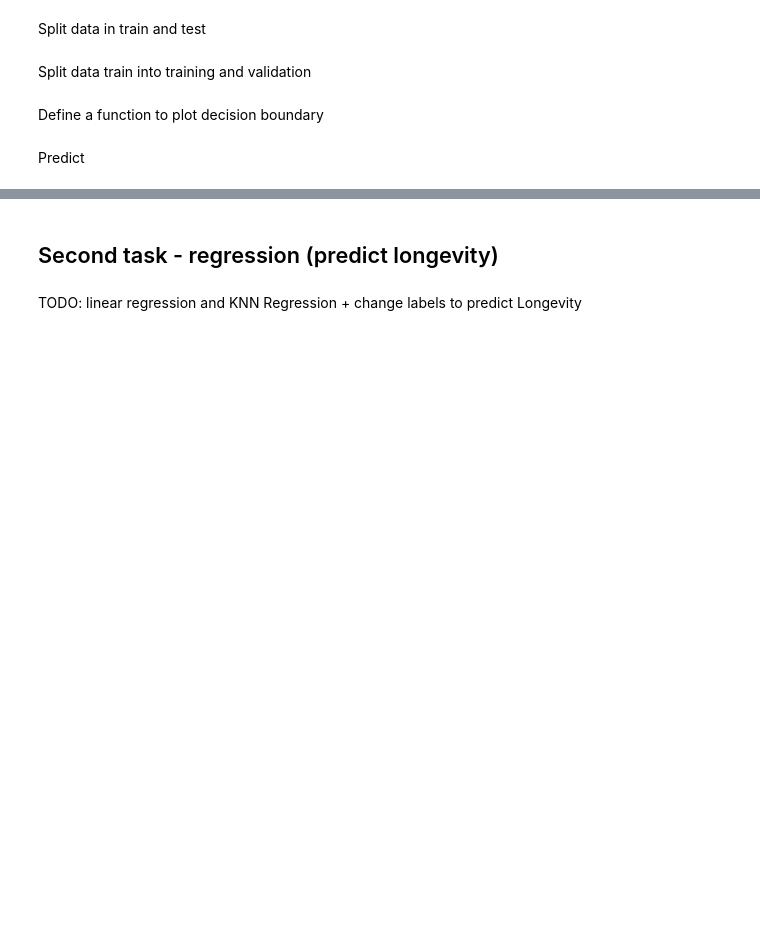
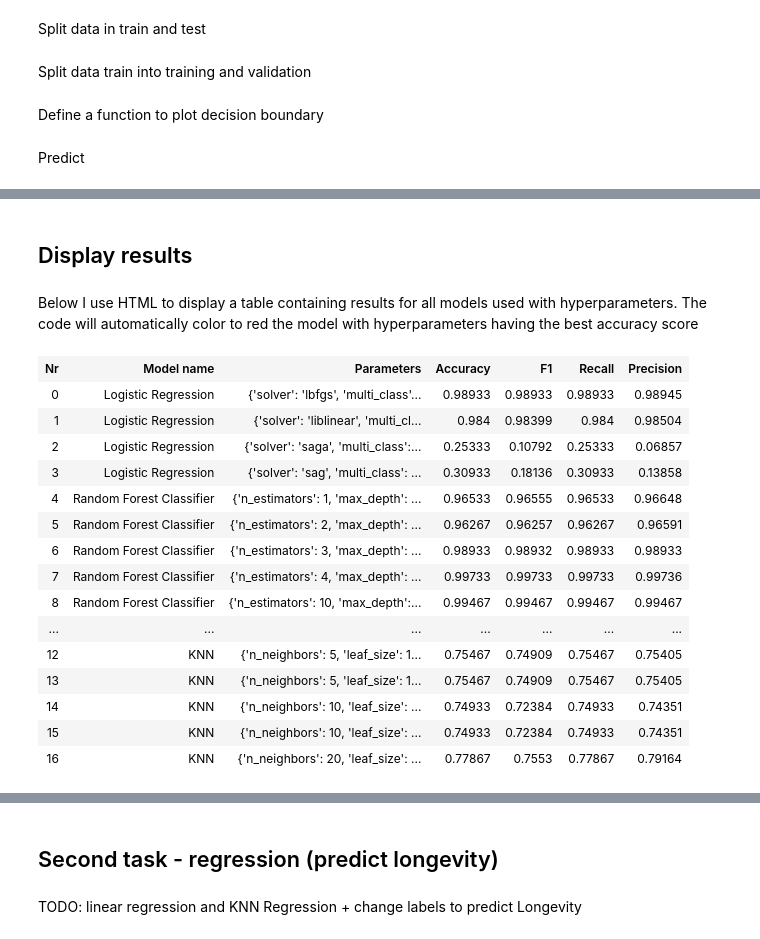
Before and after one commit to mdiannna/MachineLearningHomeworks, a Jupyter notebook: Homework1.ipynb, the cells around one changed output, grey strips where cells are left out. Saved outputs shown, nothing was run; the diff lists cells and outputs as text; code cells hidden in the pictures; blank space fills up the shorter version.

```diff
--- a/Homework1.ipynb
+++ b/Homework1.ipynb
@@ -483,0 +524,2 @@ weighted avg       0.80      0.79      0.78       375
+# %% [markdown]
+## Display results
@@ -483,0 +538,53 @@ weighted avg       0.80      0.79      0.78       375
+# %% [markdown]
+Below I use HTML to display a table containing results for all models used with hyperparameters. The code will automatically color to red the model with hyperparameters having the best accuracy score
+# %%
+from IPython.display import HTML, display
+
+# Build table header
+tableHeader = '<tr>'
+for item in ["Nr", "Model name", "Parameters", "Accuracy", "F1", "Recall", "Precision"]:
+    tableHeader += '<th>' + item  + '</th>'
+tableHeader += '</tr>'
+
+data_rows = ''
+nr = 0
+best_model_indices = [0, 0, 0]
+
+for j in range(0, nr_models):
+    for i in range(0, len(lp[j])-1):
+        data_row = '<tr>'
+
+        if accuracies[j][i]==max(accuracies[j]):
+            data_row = '<tr style="font-weight:bold; color:red;">'
+            best_model_indices[j] = i
+        data_row += '<td>' + str(nr) + '</td>'
+        data_row += '<td>' + model_names[j] + '</td>'
+        data_row += '<td>' + str(lp[j][i]) + '</td>'
+        data_row += '<td>' + str(float("{0:.5f}".format(accuracies[j][i]))) + '</td>'
+        data_row += '<td>' + str(float("{0:.5f}".format(f1s[j][i]))) + '</td>'
+        data_row += '<td>' + str(float("{0:.5f}".format(recalls[j][i]))) + '</td>'
+        data_row += '<td>' + str(float("{0:.5f}".format(precisions[j][i]))) + '</td>'
+        data_row += '</td>'
+        data_rows += data_row
+        nr += 1
+
+HTML_code = '<table style="border: 1px solid black">'+tableHeader+ data_rows + '</table>'
+
+display(HTML(HTML_code))
+# %% [output]
+| Nr | Model name | Parameters | Accuracy | F1 | Recall | Precision |
+| 0 | Logistic Regression | {'solver': 'lbfgs', 'multi_class'... | 0.98933 | 0.98933 | 0.98933 | 0.98945 |
+| 1 | Logistic Regression | {'solver': 'liblinear', 'multi_cl... | 0.984 | 0.98399 | 0.984 | 0.98504 |
+| 2 | Logistic Regression | {'solver': 'saga', 'multi_class':... | 0.25333 | 0.10792 | 0.25333 | 0.06857 |
+| 3 | Logistic Regression | {'solver': 'sag', 'multi_class': ... | 0.30933 | 0.18136 | 0.30933 | 0.13858 |
+| 4 | Random Forest Classifier | {'n_estimators': 1, 'max_depth': ... | 0.96533 | 0.96555 | 0.96533 | 0.96648 |
+| 5 | Random Forest Classifier | {'n_estimators': 2, 'max_depth': ... | 0.96267 | 0.96257 | 0.96267 | 0.96591 |
+| 6 | Random Forest Classifier | {'n_estimators': 3, 'max_depth': ... | 0.98933 | 0.98932 | 0.98933 | 0.98933 |
+| 7 | Random Forest Classifier | {'n_estimators': 4, 'max_depth': ... | 0.99733 | 0.99733 | 0.99733 | 0.99736 |
+| 8 | Random Forest Classifier | {'n_estimators': 10, 'max_depth':... | 0.99467 | 0.99467 | 0.99467 | 0.99467 |
+| ... | ... | ... | ... | ... | ... | ... |
+| 12 | KNN | {'n_neighbors': 5, 'leaf_size': 1... | 0.75467 | 0.74909 | 0.75467 | 0.75405 |
+| 13 | KNN | {'n_neighbors': 5, 'leaf_size': 1... | 0.75467 | 0.74909 | 0.75467 | 0.75405 |
+| 14 | KNN | {'n_neighbors': 10, 'leaf_size': ... | 0.74933 | 0.72384 | 0.74933 | 0.74351 |
+| 15 | KNN | {'n_neighbors': 10, 'leaf_size': ... | 0.74933 | 0.72384 | 0.74933 | 0.74351 |
+| 16 | KNN | {'n_neighbors': 20, 'leaf_size': ... | 0.77867 | 0.7553 | 0.77867 | 0.79164 |
```
Also changed, not shown: parts of 14 cells of this notebook, 1 other file.
